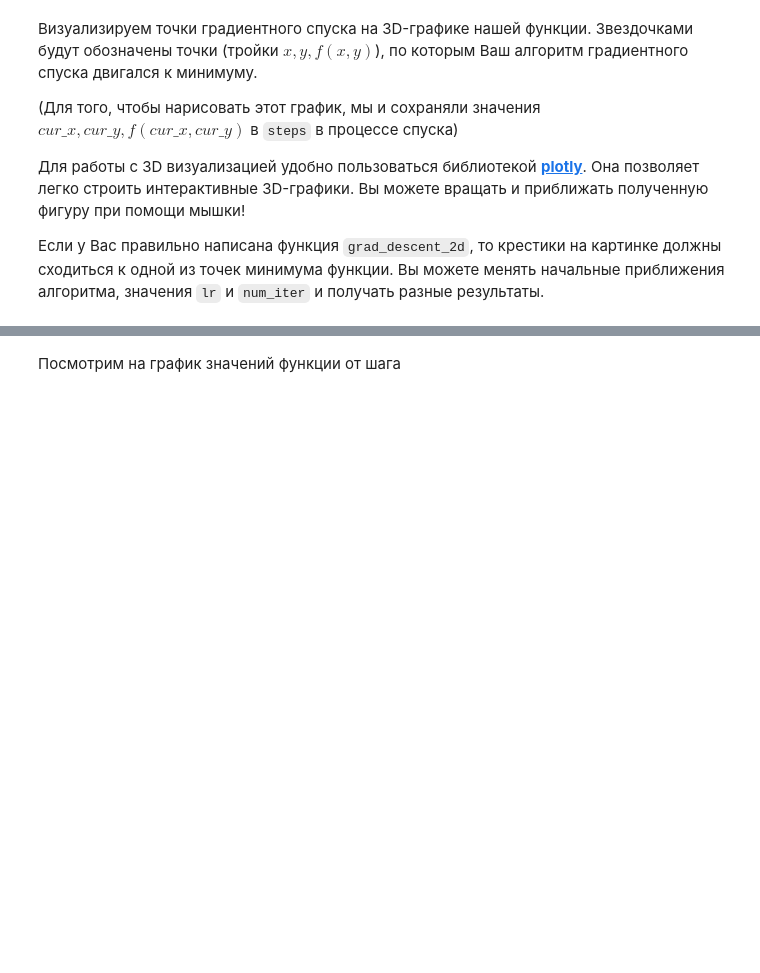
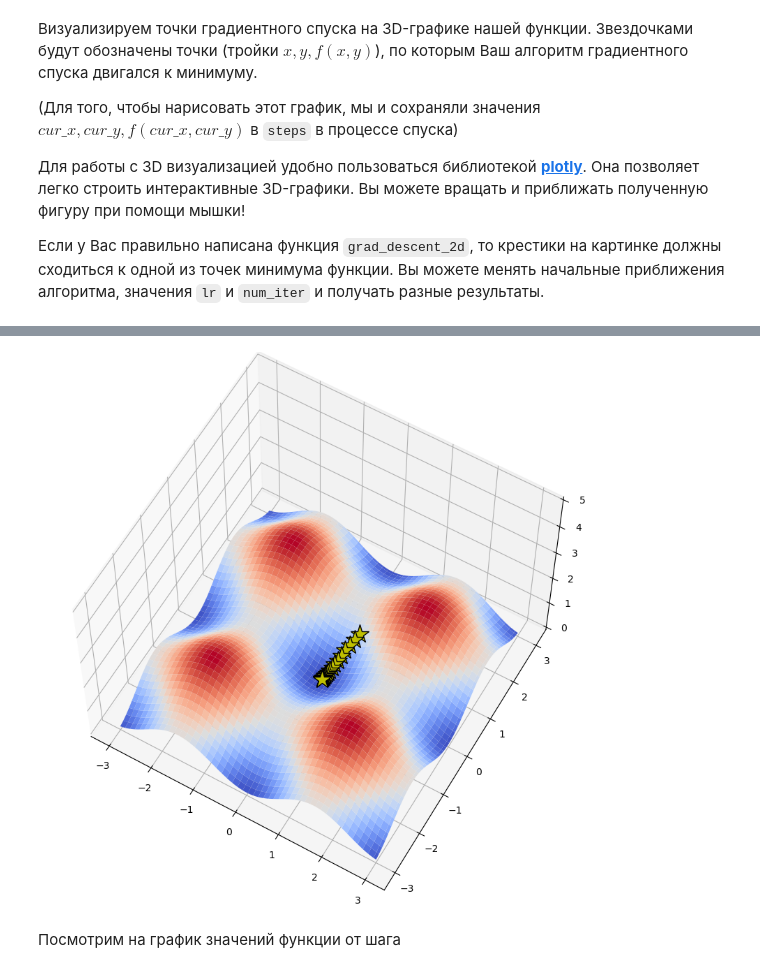
Before and after one commit to taucuya/DLS_1sem, a Jupyter notebook: week_02_linear_models/Homework/hw_2_linear_models.ipynb, the cells around one changed output, grey strips where cells are left out. Saved outputs shown, nothing was run; the diff lists cells and outputs as text; code cells hidden in the pictures; blank space fills up the shorter version.

```diff
--- a/week_02_linear_models/Homework/hw_2_linear_models.ipynb
+++ b/week_02_linear_models/Homework/hw_2_linear_models.ipynb
@@ -77,7 +77,7 @@ def grad_f(r):
     :param r: np.array[2]: float вектор длины 2
     :return: np.array[2]: float вектор длины 2
     """
-    return # YOUR CODE
+    return 2 * np.sin(r) * np.cos(r)
 # %%
 # Проверим, что градиент принимает вектор из двух чисел и выдает на этой точке верное значение
 assert np.allclose(grad_f(np.array([1, 2])),
@@ -107,7 +107,7 @@ def grad_descent_2d(f, grad_f, lr, num_iter=100, r0=None):
         history.append(entry)
 
         # curr_r - текущие значения аргумента в процессе градиентного спуска
-        curr_r -= # YOUR CODE. Не забудьте про lr!
+        curr_r -= lr * grad_f(curr_r)
 
     return np.vstack(history)
 # %% [markdown]
@@ -169,32 +190,34 @@ fig.show();
 # %%
 # %matplotlib osx
 
 from mpl_toolkits.mplot3d import Axes3D
 import matplotlib.pyplot as plt
 from matplotlib import cm
 import numpy as np
 
 path = []
 
 X, Y = np.meshgrid(np.linspace(-3, 3, 100), np.linspace(-3, 3, 100))
 
 fig = plt.figure(figsize=(16, 10))
-ax = fig.gca(projection='3d')
+ax = fig.add_subplot(111, projection='3d')
 
 zs = np.array([f(np.array([x,y]))
               for x, y in zip(np.ravel(X), np.ravel(Y))])
 Z = zs.reshape(X.shape)
 
 
 ax.plot_surface(X, Y, Z, cmap=cm.coolwarm, zorder=2)
 
 ax.plot(xs=steps[:, 0], ys=steps[:, 1], zs=steps[:, 2],
         marker='*', markersize=20, zorder=3,
         markerfacecolor='y', lw=3, c='black')
 
 ax.set_zlim(0, 5)
 ax.view_init(elev=60)
 plt.show()
+# %% [output]
+[figure, added]
 # %% [markdown]
 Посмотрим на график значений функции от шага
 # %%
```
Also changed, not shown: parts of 9 cells of this notebook, 1 other file.
